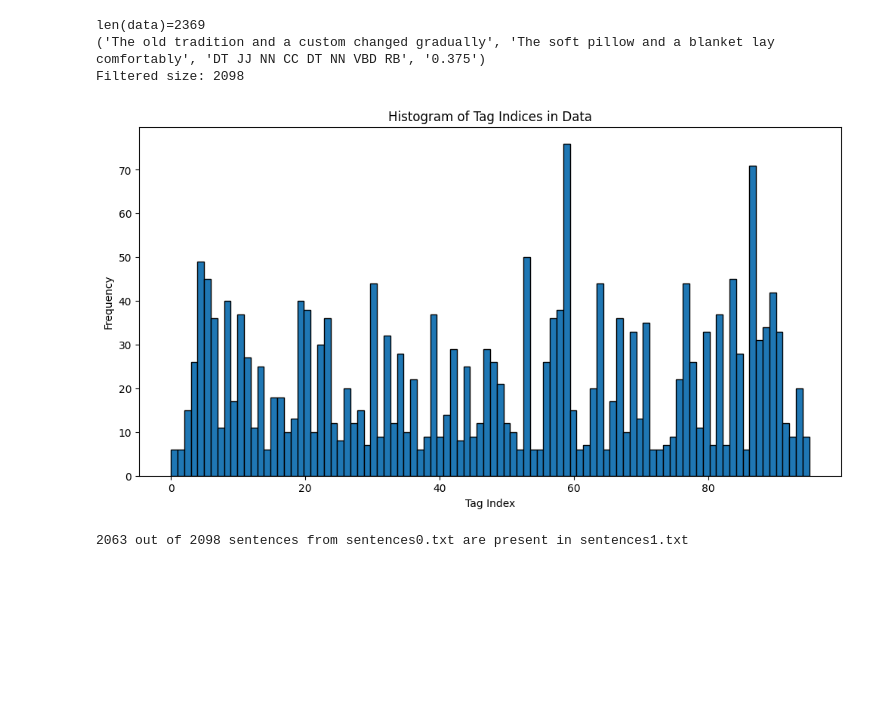
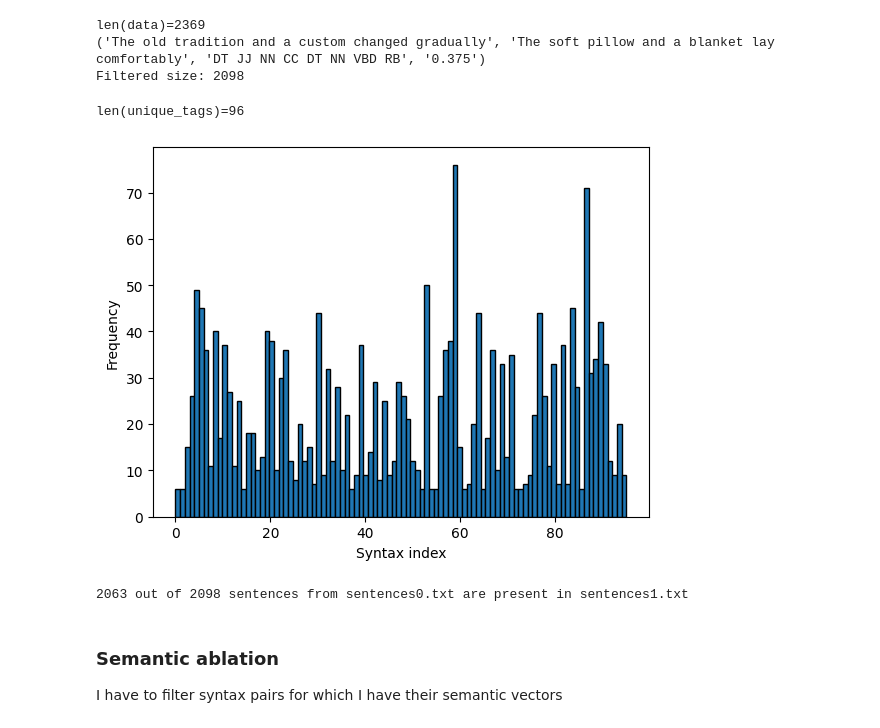
Before and after one commit to acevedo-s/syn-sem, a Jupyter notebook: datasets/txt/syn/second/matching/english/preprocessing.ipynb, the cells around one changed output. Saved outputs shown, nothing was run; the diff lists cells and outputs as text; code cells hidden in the pictures; blank space fills up the shorter version.

Commit message:
plotting_functions

```diff
--- a/datasets/txt/syn/second/matching/english/preprocessing.ipynb
+++ b/datasets/txt/syn/second/matching/english/preprocessing.ipynb
@@ -45,23 +45,25 @@ with open('sentences1.txt', 'w') as f1:
     f1.write(sentence + '\n')
 # %%
 import matplotlib.pyplot as plt
-
+fig,ax = plt.subplots(1)
 # Assign an index to each unique tag in data
 unique_tags = sorted(set(entry[2] for entry in data))
 tag_to_index = {tag: idx for idx, tag in enumerate(unique_tags)}
 
 # Get the list of tag indices for all entries in data
 tag_indices = [tag_to_index[entry[2]] for entry in data]
 
 # Plot histogram of tag indices
-plt.figure(figsize=(12, 6))
-plt.hist(tag_indices, bins=len(unique_tags), edgecolor='black')
-plt.xlabel('Tag Index')
+ax.hist(tag_indices, bins=len(unique_tags), edgecolor='black')
+plt.xlabel('Syntax index')
 plt.ylabel('Frequency')
-plt.title('Histogram of Tag Indices in Data')
+# plt.title('Histogram of syntax structures in data')
+fig.savefig('syntax_pos_frequencies.pdf', bbox_inches='tight')
+print(f'{len(unique_tags)=}')
 plt.show()
 # %% [output]
+len(unique_tags)=96
-[figure, old version]
+[figure, new version]
 # %%
 np.savetxt('group_ids.txt',tag_indices,fmt='%d')
 # %%
@@ -223,0 +79,4 @@ print(f"{num_present} out of {len(sentences0)} sentences from sentences0.txt are
+# %% [markdown]
+### Semantic ablation
+
+I have to filter syntax pairs for which I have their semantic vectors
```
Also changed, not shown: parts of 3 cells of this notebook, 18 other files.
